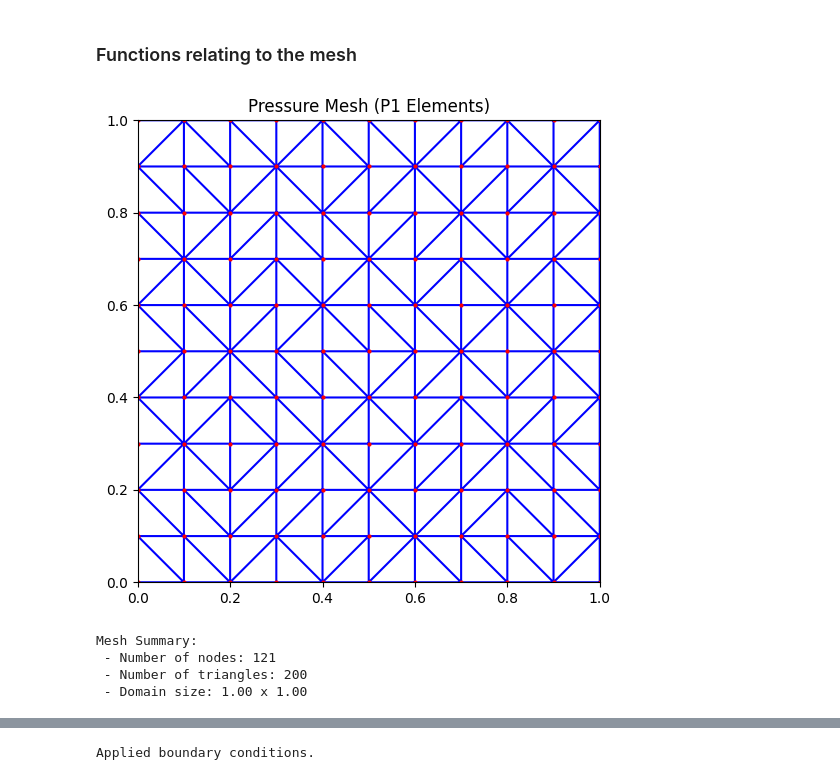
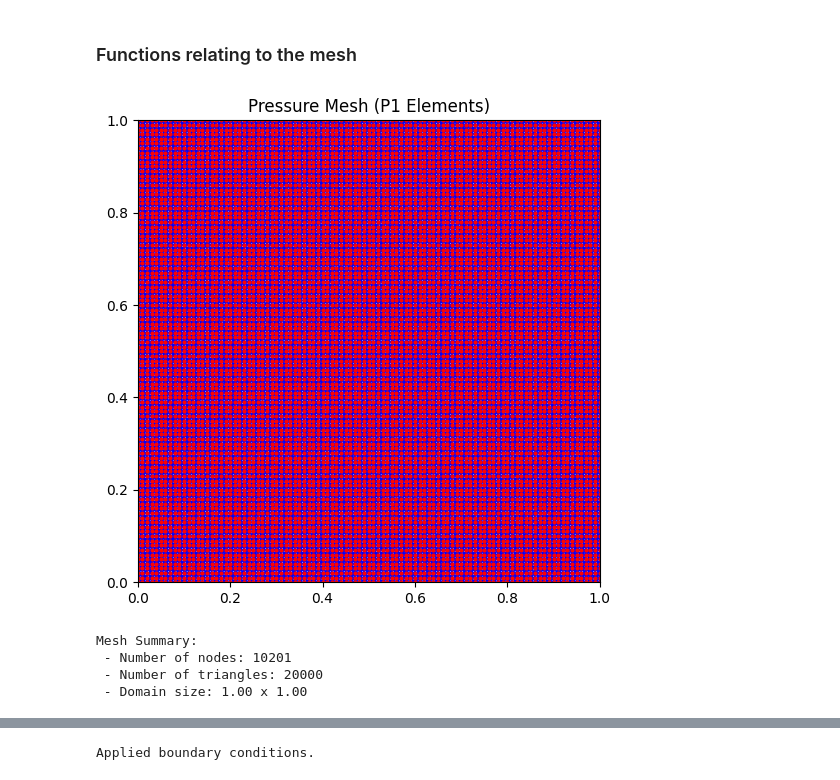
Before and after one commit to Adam-R-Lawrence/CS555-Miniapp, a Jupyter notebook: taylor_hood_elements_for_stokes.ipynb, the cells around one changed output, grey strips where cells are left out. Saved outputs shown, nothing was run; the diff lists cells and outputs as text; code cells hidden in the pictures.

```diff
--- a/taylor_hood_elements_for_stokes.ipynb
+++ b/taylor_hood_elements_for_stokes.ipynb
@@ -33,7 +33,6 @@ from scipy.interpolate import griddata
 # %% [markdown]
 ### Functions relating to the mesh
 # %%
-
 def generate_triangular_mesh(x_len=1.0, y_len=1.0, mesh_size=0.1):
     num_x = int(x_len / mesh_size) + 1
     num_y = int(y_len / mesh_size) + 1
@@ -43,40 +42,40 @@ def generate_triangular_mesh(x_len=1.0, y_len=1.0, mesh_size=0.1):
     points = np.vstack([X.ravel(), Y.ravel()]).T
     triangulation = Delaunay(points)
     mesh = {
-        'points': points,  # vertices (for P1 pressure)
-        'triangles': triangulation.simplices,  # connectivity for linear elements
+        'points': points,
+        'triangles': triangulation.simplices,  # IEN
         'num_x': num_x,
         'num_y': num_y
     }
     return mesh
 
 
 def plot_mesh(mesh, x_len=1.0, y_len=1.0):
     tri_obj = tri.Triangulation(mesh['points'][:, 0], mesh['points'][:, 1], mesh['triangles'])
     plt.figure(figsize=(6, 6))
     plt.triplot(tri_obj, color='blue')
     plt.plot(mesh['points'][:, 0], mesh['points'][:, 1], 'o', color='red', markersize=2)
     plt.xlim(0, x_len)
     plt.ylim(0, y_len)
     plt.gca().set_aspect('equal')
     plt.title("Pressure Mesh (P1 Elements)")
     plt.show()
     num_nodes = mesh['points'].shape[0]
     num_triangles = mesh['triangles'].shape[0]
     print("Mesh Summary:")
     print(" - Number of nodes:", num_nodes)
     print(" - Number of triangles:", num_triangles)
     print(" - Domain size: {:.2f} x {:.2f}".format(x_len, y_len))
 
 
 # Create and plot the mesh
-mesh = generate_triangular_mesh(mesh_size=0.1)
+mesh = generate_triangular_mesh(mesh_size=0.01)
 plot_mesh(mesh)
 # %% [output]
-[figure, old version]
+[figure, new version]
 Mesh Summary:
- - Number of nodes: 121
- - Number of triangles: 200
+ - Number of nodes: 10201
+ - Number of triangles: 20000
  - Domain size: 1.00 x 1.00
 # %%
 
```
Also changed, not shown: parts of 5 cells of this notebook.
